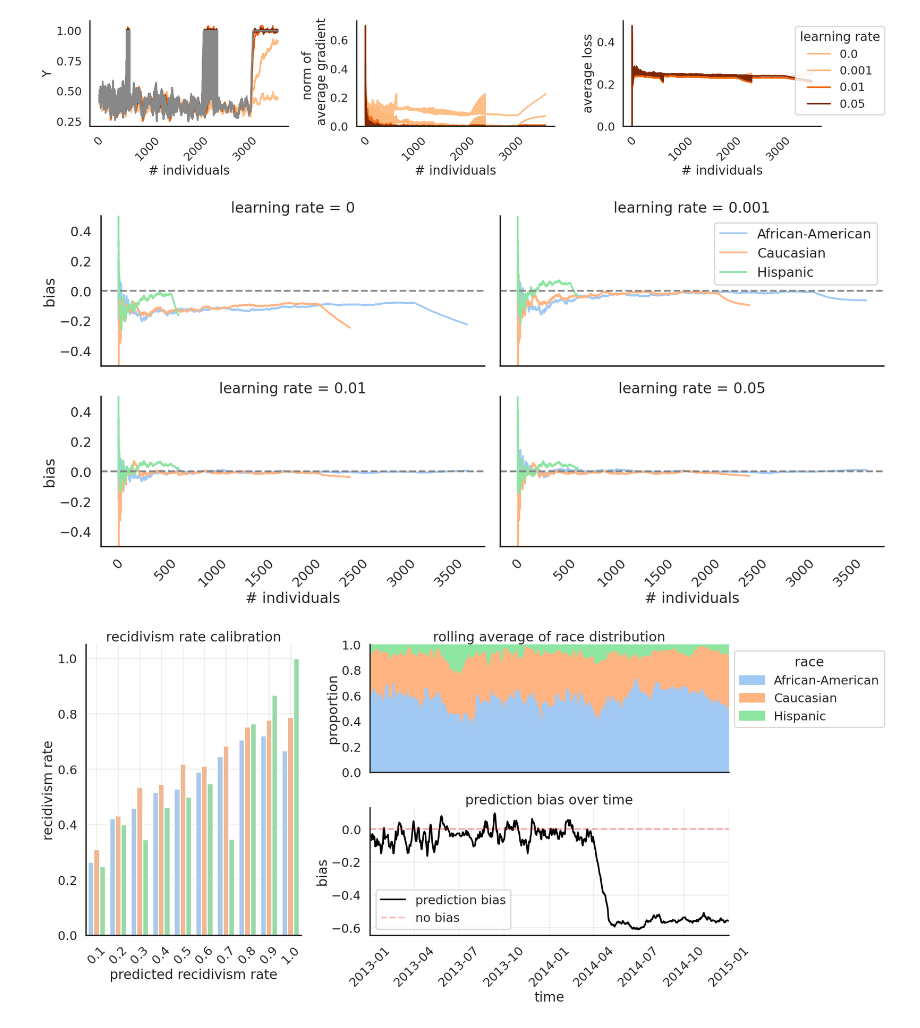
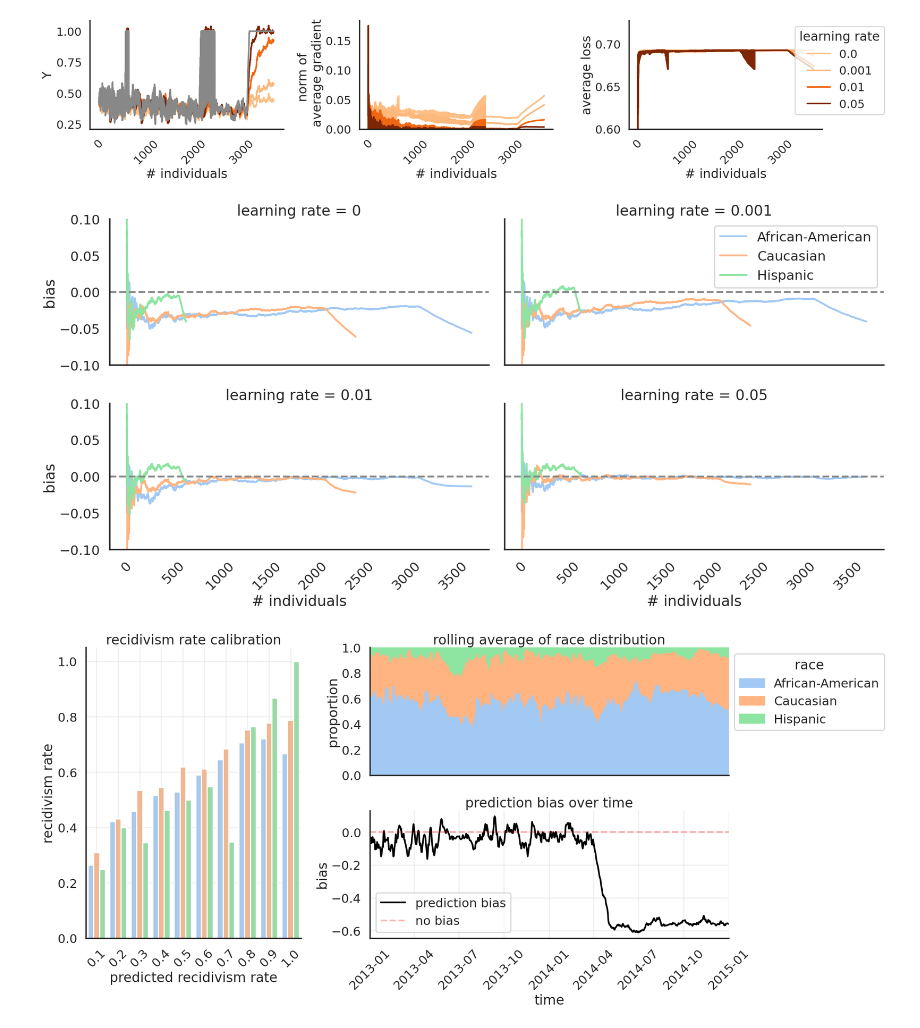
Before and after one commit to aangelopoulos/gradient-equilibrium, a Jupyter notebook: compas/debias.ipynb, the cells around one changed output. Cells and saved outputs as stored; diff of their text form; code cells hidden in the pictures.

```diff
--- a/compas/debias.ipynb
+++ b/compas/debias.ipynb
@@ -22,7 +22,7 @@ from utils import set_randomness
 def train_model(lr, races, y, yhat, order):
     n = len(races)
     d = 1
-    model = OLSModel(torch.zeros((d,)))
+    model = LogisticModel(torch.zeros((d,)))
     optimizer = GD(model.parameters(), lr=lr)
     device = torch.device("cuda" if torch.cuda.is_available() else "cpu")
 
@@ -39,13 +39,13 @@ def train_model(lr, races, y, yhat, order):
     race_count = [0]
 
     model = model.to(device)
-    loss_fn = nn.MSELoss()
+    loss_fn = nn.BCELoss()
 
     for t in range(n):
         races_t = races[t]
         y_t = y[t]
         f_t = yhat[t]
-        r_t = y_t-f_t
+        r_t = ((y_t-f_t)+1)/2
 
         optimizer.zero_grad()
         thetas[t+1] = model.theta.detach().cpu()
@@ -59,7 +59,7 @@ def train_model(lr, races, y, yhat, order):
         race_idx = races_t.argmax().detach().cpu()
         ys[t+1] = y_t.detach().cpu()
         fs[t+1] = f_t
-        yhats[t+1] = f_t + prediction
+        yhats[t+1] = f_t + 2*prediction-1
         losses[t+1] = loss.detach().cpu().item()
         gradients[t+1] = model.theta.grad.detach().cpu()
         average_losses[t+1] = losses[:t+1].mean()
@@ -179,7 +179,7 @@ _lp = sns.lineplot(ax=axs[2], data=combined_df, x="race_count",
                   estimator=None, n_boot=0,
                   hue_order=lr_values_reversed)
 axs[2].set_ylabel("average loss")
-axs[2].set_ylim([0,None])
+axs[2].set_ylim([0.6,None])
 axs[2].legend(loc="upper right", bbox_to_anchor=(1.35,1), title='learning rate')
 
 
@@ -196,36 +196,36 @@ plt.show()
 fig, axs = plt.subplots(nrows=2, ncols=2, figsize=(20, 10),
                        sharey=True, sharex=True)
 axs = axs.flatten()
 
 for i, lr in enumerate(lrs):
     df_subset = combined_df[combined_df.lr == lr]
     for race_group in order:
         race_data = df_subset[df_subset.race == race_group]
         gradients = np.array(race_data.gradient.to_list())
         time = np.arange(len(gradients))+1
         average_gradient = gradients.cumsum(axis=0)/time[:,None]
 
         sns.lineplot(ax=axs[i], x=time, y=average_gradient[:,0],
                     label=race_group, estimator=None, n_boot=0)
         if (i != 1):
             axs[i].get_legend().remove()
 
     axs[i].axhline(y=0, color='#888888', linestyle='--')
     axs[i].set_title(f'learning rate = {lr}')
     axs[i].set_xlabel("# individuals")
     if i % 2 == 0:
         axs[i].set_ylabel("bias")
     for tick in axs[i].get_xticklabels():
         tick.set_rotation(45)
 
-plt.ylim([-0.5, 0.5])
+plt.ylim([-0.1, 0.1])
 sns.despine(top=True, right=True)
 plt.tight_layout()
 plt.savefig('plots/debias/bias.pdf')
 plt.show()
 # %% [output]
-[figure, old version]
+[figure, new version]
-[figure, old version]
+[figure, new version]
 # %%
 # Create indicators for each race category
 indicators = [(combined_df[combined_df.lr == 0].race == o).astype(float) for o in order]
```
Also changed, not shown: parts of 1 cell of this notebook, 12 other files.
